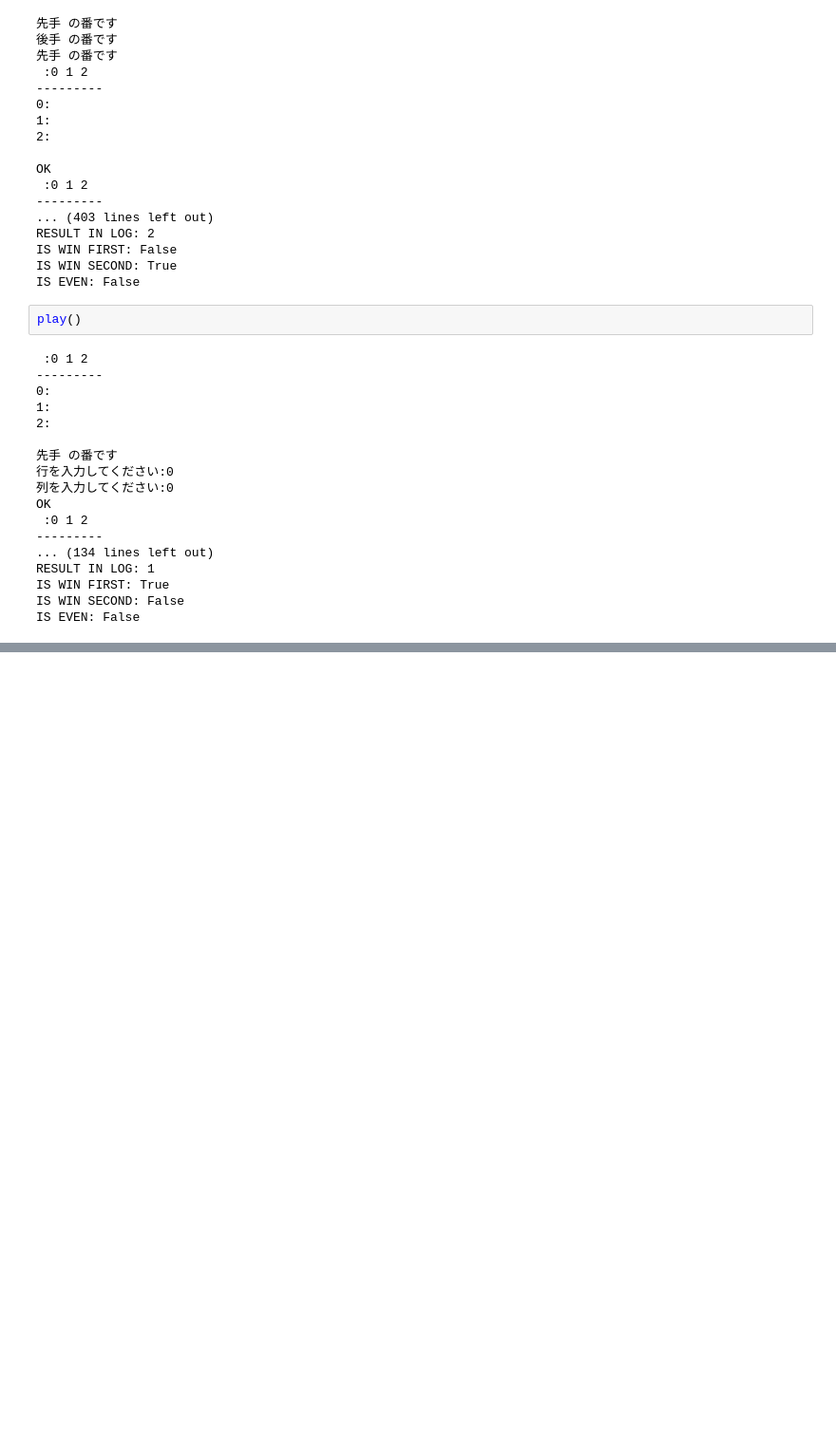
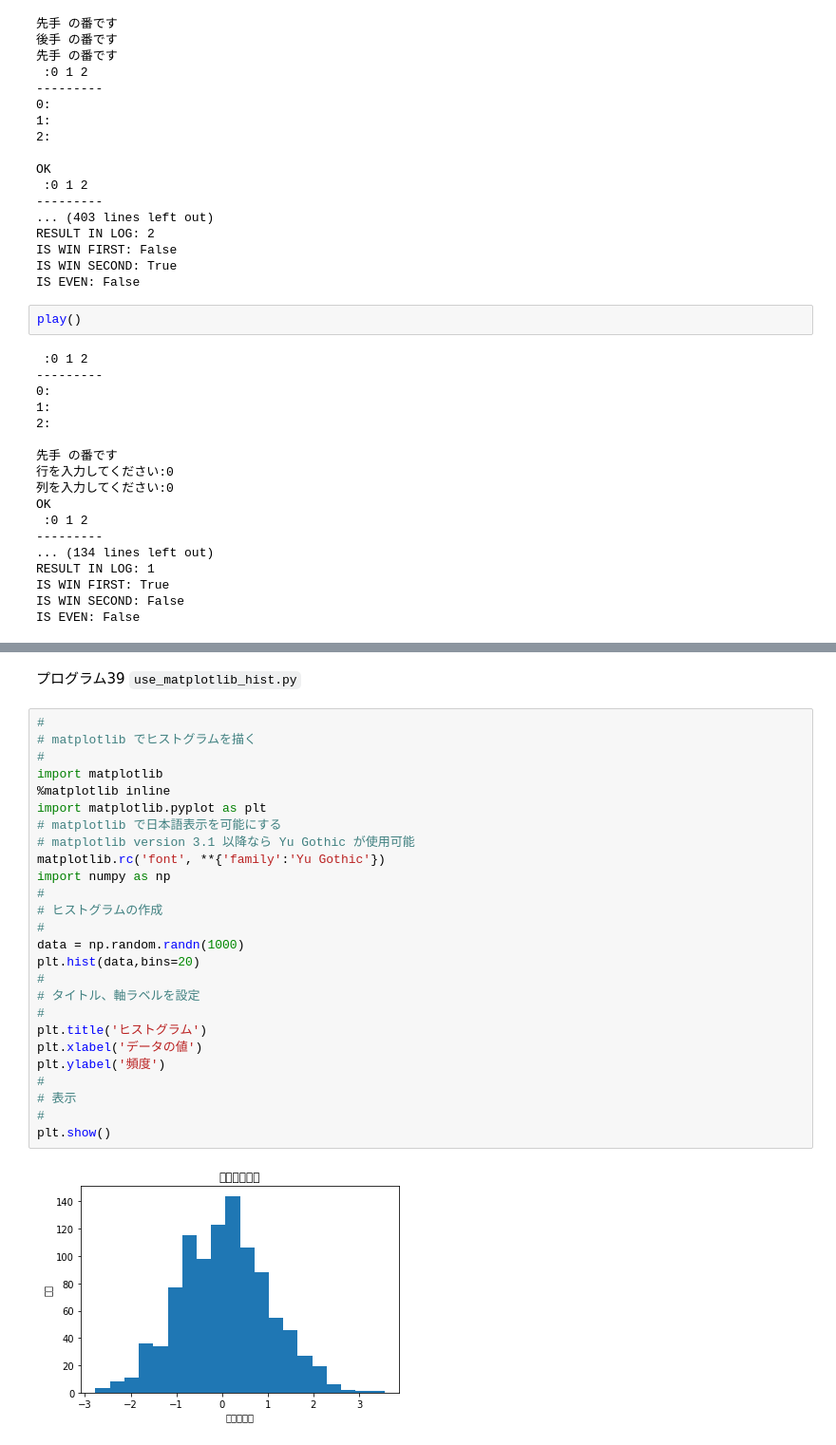
Before and after one commit to toms74209200/Kyoto_programing_python_2019, a Jupyter notebook: kyoto_python_2019.ipynb, the cells around one changed output, grey strips where cells are left out. Shown at 95% size. Saved outputs shown, nothing was run; the diff lists cells and outputs as text; blank space fills up the shorter version.

```diff
--- a/kyoto_python_2019.ipynb
+++ b/kyoto_python_2019.ipynb
@@ -3374,0 +3665,30 @@ IS EVEN: False
+# %% [markdown]
+プログラム39 `use_matplotlib_hist.py`
+# %%
+#
+# matplotlib でヒストグラムを描く
+#
+import matplotlib
+%matplotlib inline
+import matplotlib.pyplot as plt
+# matplotlib で日本語表示を可能にする
+# matplotlib version 3.1 以降なら Yu Gothic が使用可能
+matplotlib.rc('font', **{'family':'Yu Gothic'})
+import numpy as np
+#
+# ヒストグラムの作成
+#
+data = np.random.randn(1000)
+plt.hist(data,bins=20)
+#
+# タイトル、軸ラベルを設定
+#
+plt.title('ヒストグラム')
+plt.xlabel('データの値')
+plt.ylabel('頻度')
+#
+# 表示
+#
+plt.show()
+# %% [output]
+[figure, added]
```
Also changed, not shown: parts of 79 cells of this notebook.
